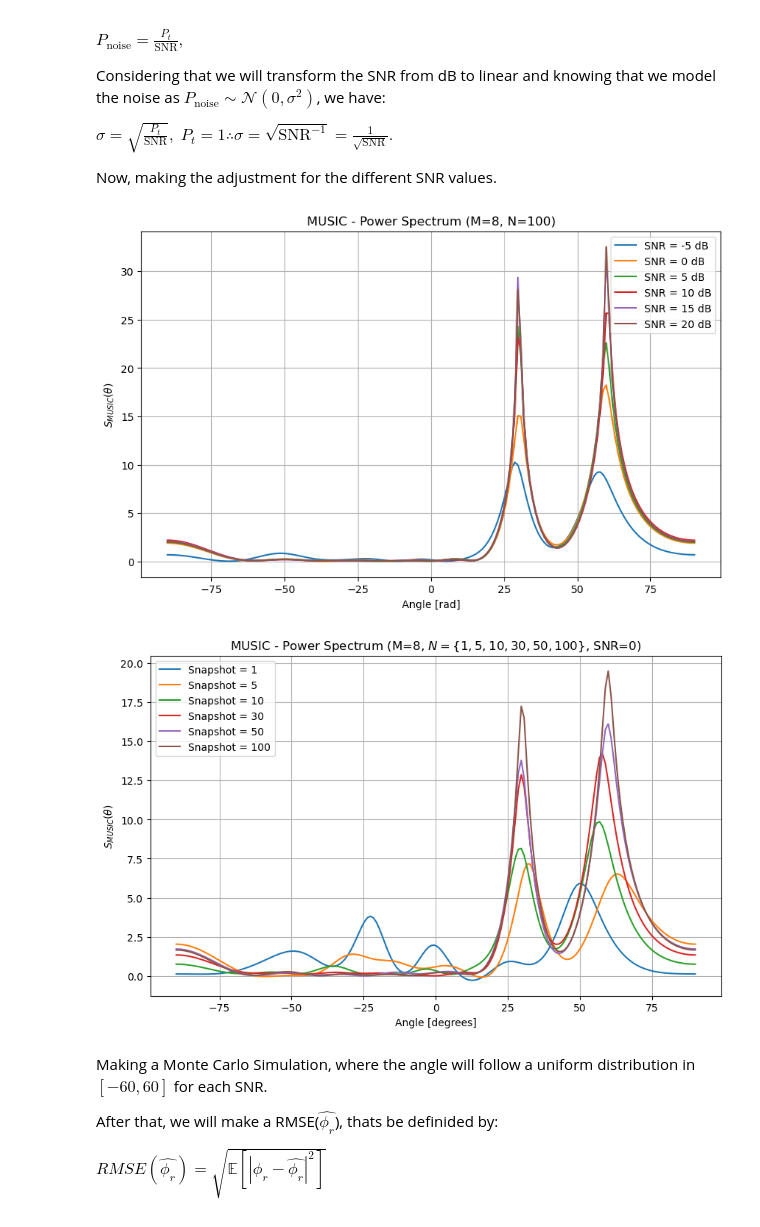
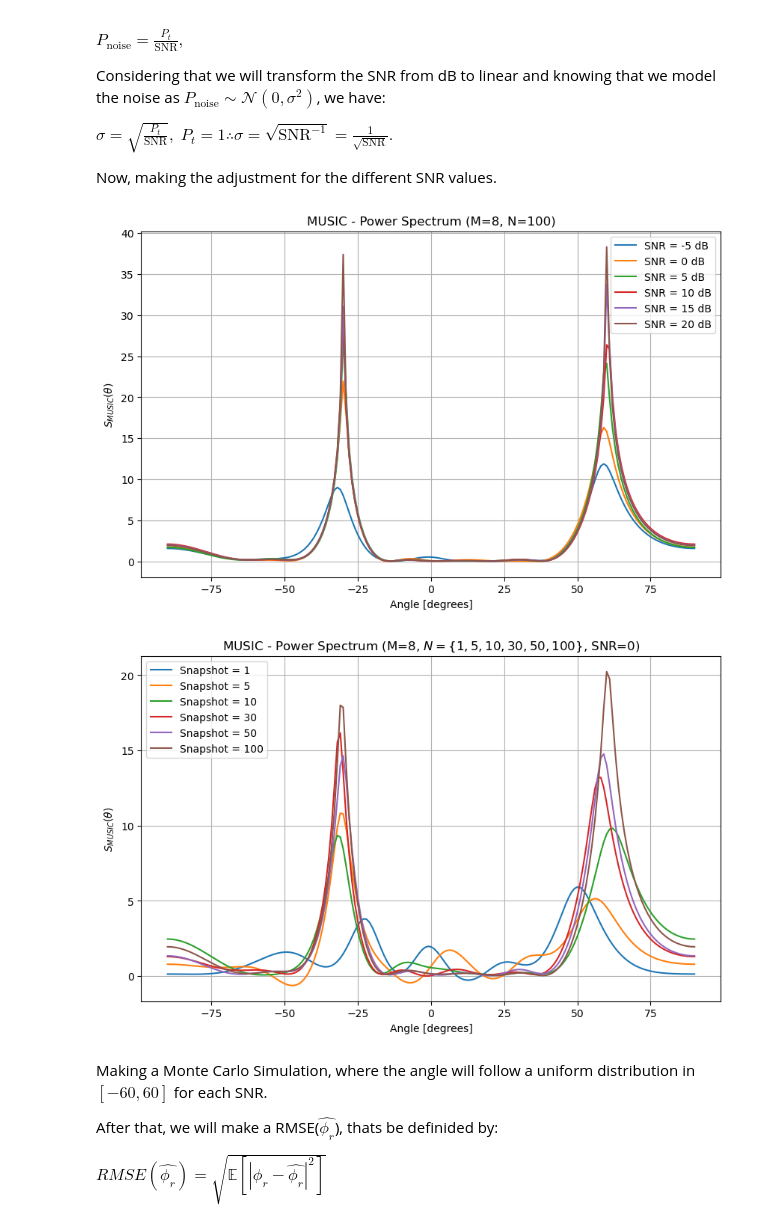
Before and after one commit to vitorfraga12/AICT-1, a Jupyter notebook: DoA Estimation.ipynb, the cells around one changed output. Cells and saved outputs as stored; diff of their text form; code cells hidden in the pictures.

```diff
--- a/DoA Estimation.ipynb
+++ b/DoA Estimation.ipynb
@@ -29,8 +29,7 @@ delta = wavelength / 2 # Espaço entre cada antena
 
 m_antennas = 8 # Número de antenas
 d_arrival = 2 # Distância de chegada
-theta_i = [30, 60] # Ângulos de chegada
-theta_i = np.radians(theta_i)
+theta_i = [-30, 60] # Ângulos de chegada
 t_snapshot = 100 # Número de snapshots
 snr = 0 # dB
 # %% [markdown]
@@ -82,20 +79,20 @@ Now, making the adjustment for the different SNR values.
 # %%
 snr_values = np.arange(-5, 21, 5) # Valores de SNR em dB
 
 plt.figure(figsize=(10,6))
 for snr in snr_values:
     angles, p_spectrum = generate_music(A_ula, d_arrival, t_snapshot, m_antennas, snr)
     plt.plot(angles, lin2db(p_spectrum), label=f'SNR = {snr} dB')
 
-plt.xlabel('Angle [rad]')
+plt.xlabel('Angle [degrees]')
 plt.ylabel('$S_{MUSIC}(\\theta)$')
 plt.title(f'MUSIC - Power Spectrum (M={m_antennas}, N={t_snapshot})')
 plt.grid()
 plt.legend()
 plt.savefig('music_snrvariation.pdf')
 plt.show()
 # %% [output]
-[figure, old version]
+[figure, new version]
 # %%
 # Mudando agora a quantidade de snapshots:
 t_snapshot_vector = [1,5,10,30,50,100]
@@ -112,7 +109,7 @@ plt.legend()
 plt.savefig('music_snapshotvariation.pdf')
 plt.show()
 # %% [output]
-[figure, old version]
+[figure, new version]
 # %% [markdown]
 Making a Monte Carlo Simulation, where the angle will follow a uniform distribution in $[-60, 60]$ for each SNR.
 
```
Also changed, not shown: parts of 4 cells of this notebook, 4 other files.
